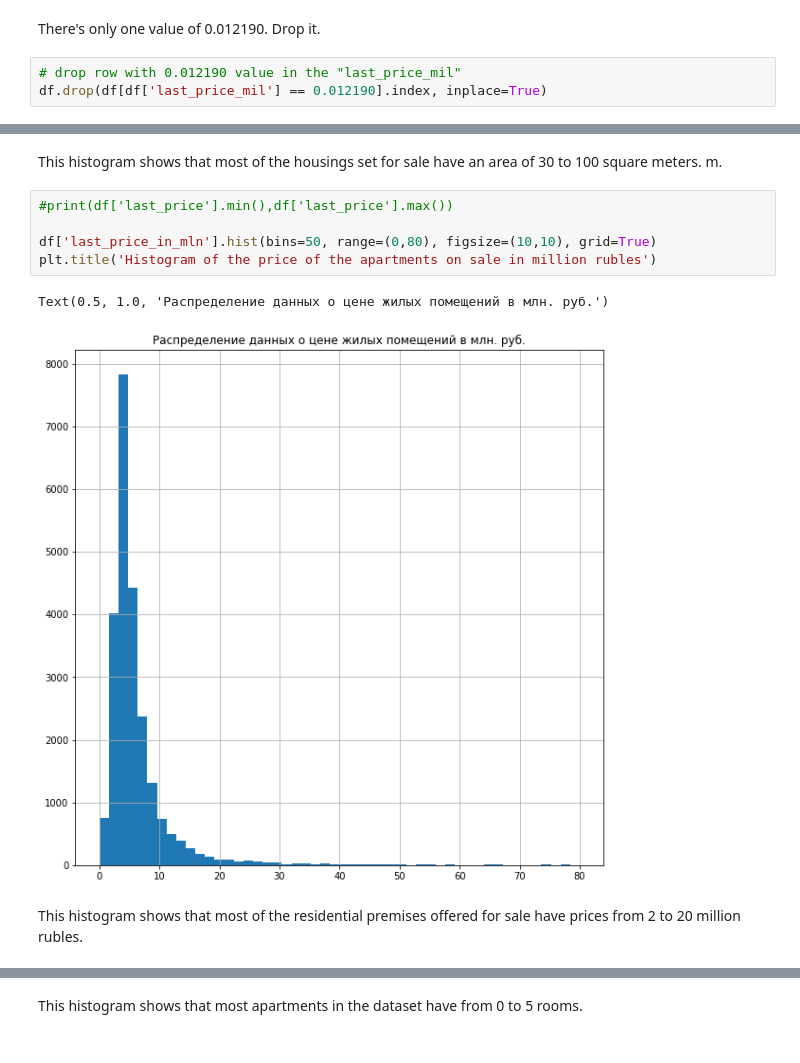
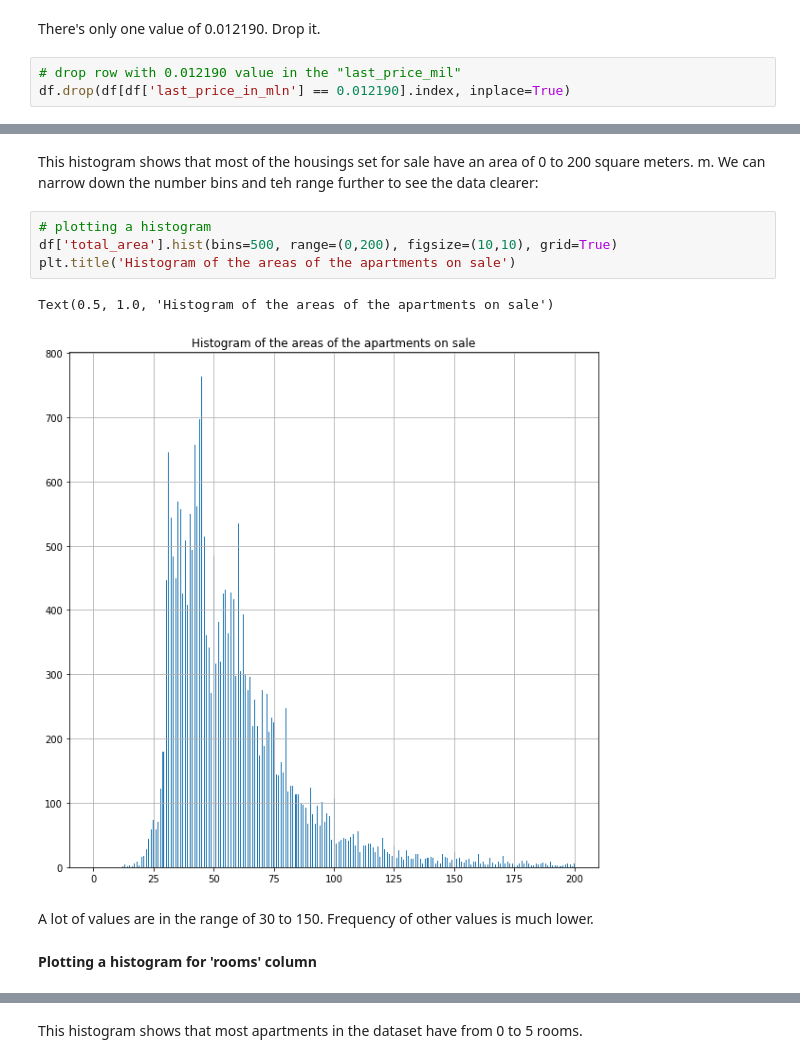
Before and after one commit to VeronicaCodes/sales_advert_in_housing_market_research, a Jupyter notebook: sales_advert_in_housing_market_research.ipynb, the cells around one changed output, grey strips where cells are left out. Cells and saved outputs as stored; diff of their text form.

```diff
--- a/sales_advert_in_housing_market_research.ipynb
+++ b/sales_advert_in_housing_market_research.ipynb
@@ -551,4 +563,4 @@ UndefinedVariableError: name 'last_price_mil' is not defined
 There's only one value of 0.012190. Drop it.
 # %%
 # drop row with 0.012190 value in the "last_price_mil"
-df.drop(df[df['last_price_mil'] == 0.012190].index, inplace=True)
+df.drop(df[df['last_price_in_mln'] == 0.012190].index, inplace=True)
@@ -561,15 +594,16 @@ NameError: name 'df' is not defined
 # %% [markdown]
-This histogram shows that most of the housings set for sale have an area of 30 to 100 square meters. m.
+This histogram shows that most of the housings set for sale have an area of 0 to 200 square meters. m. We can narrow down the number bins and teh range further to see the data clearer:
 # %%
-#print(df['last_price'].min(),df['last_price'].max())
-
-df['last_price_in_mln'].hist(bins=50, range=(0,80), figsize=(10,10), grid=True)
-plt.title('Histogram of the price of the apartments on sale in million rubles')
+# plotting a histogram
+df['total_area'].hist(bins=500, range=(0,200), figsize=(10,10), grid=True)
+plt.title('Histogram of the areas of the apartments on sale')
 # %% [output]
-Text(0.5, 1.0, 'Распределение данных о цене жилых помещений в млн. руб.')
+Text(0.5, 1.0, 'Histogram of the areas of the apartments on sale')
-[figure, old version]
+[figure, new version]
-# %% [markdown]
-This histogram shows that most of the residential premises offered for sale have prices from 2 to 20 million rubles.
+# %% [markdown]
+A lot of values are in the range of 30 to 150. Frequency of other values is much lower.
+# %% [markdown]
+**Plotting a histogram for 'rooms' column**
 # %%
 df['rooms'].hist(bins=10, range=(0,20), figsize=(10,10), grid=True)
 plt.title('Histogram of the number of rooms in the apartments on sale')
```
Also changed, not shown: parts of 41 cells of this notebook.
